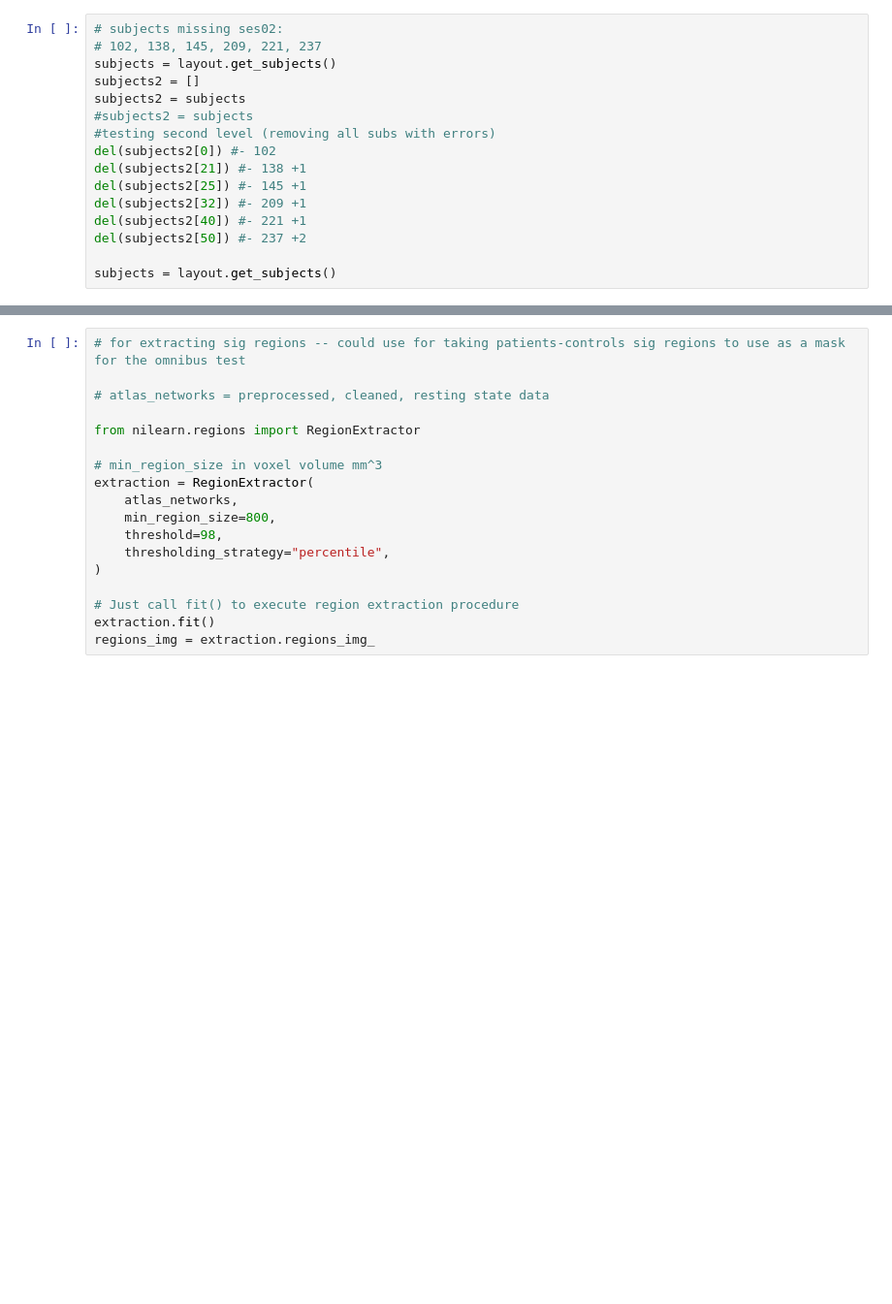
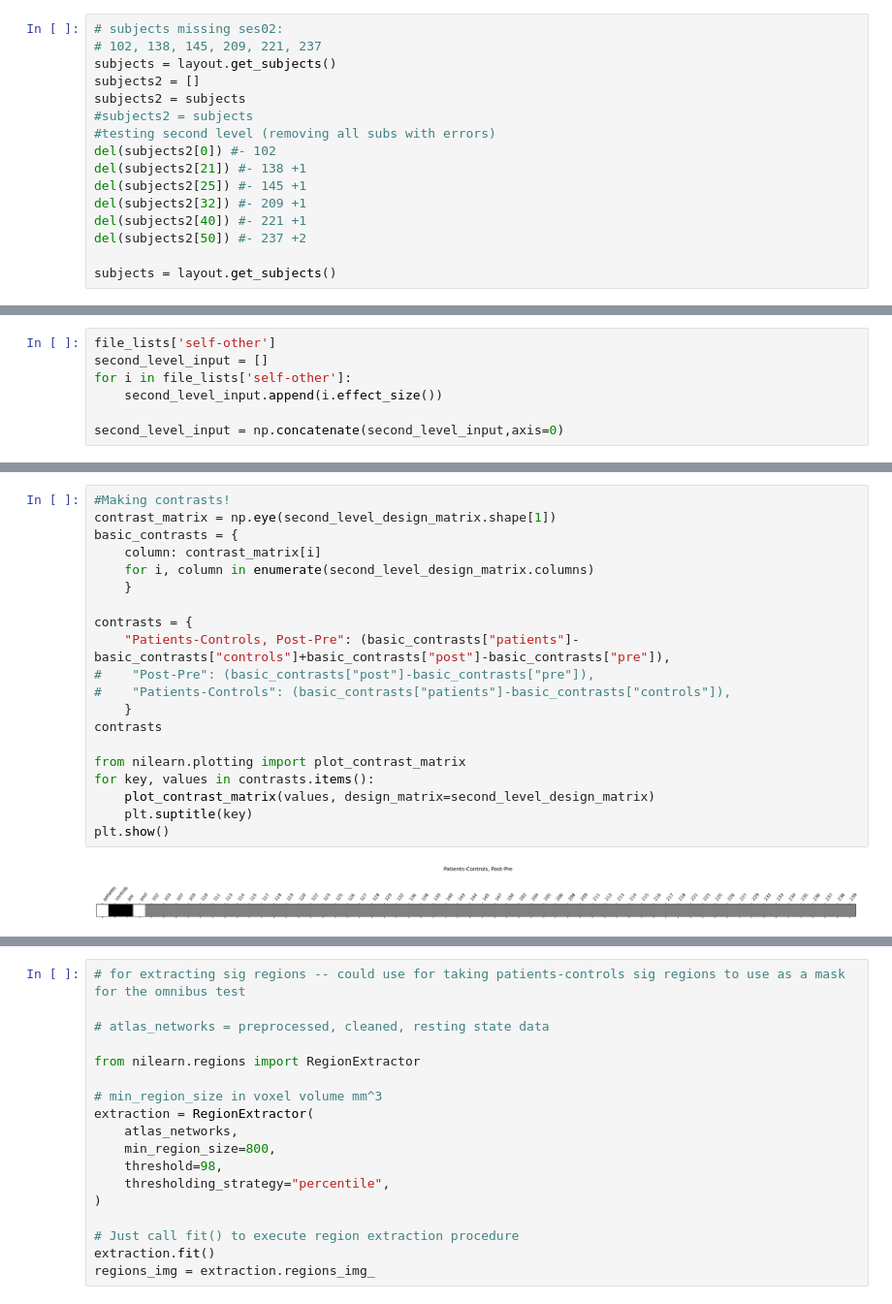
Before and after one commit to gillgrennan/self-other_ms, a Jupyter notebook: self-other_dmn_roi_analysis.ipynb, the cells around one changed output, grey strips where cells are left out. Shown at 97% size. Saved outputs shown, nothing was run; the diff lists cells and outputs as text; blank space fills up the shorter version.

```diff
--- a/self-other_dmn_roi_analysis.ipynb
+++ b/self-other_dmn_roi_analysis.ipynb
@@ -571,0 +722,7 @@ for sess in nosessions:
+# %%
+file_lists['self-other']
+second_level_input = []
+for i in file_lists['self-other']:
+    second_level_input.append(i.effect_size())
+
+second_level_input = np.concatenate(second_level_input,axis=0)
@@ -571,0 +814,22 @@ for sess in nosessions:
+# %%
+#Making contrasts!
+contrast_matrix = np.eye(second_level_design_matrix.shape[1])
+basic_contrasts = {
+    column: contrast_matrix[i]
+    for i, column in enumerate(second_level_design_matrix.columns)
+    }
+
+contrasts = {
+    "Patients-Controls, Post-Pre": (basic_contrasts["patients"]-basic_contrasts["controls"]+basic_contrasts["post"]-basic_contrasts["pre"]),
+#    "Post-Pre": (basic_contrasts["post"]-basic_contrasts["pre"]),
+#    "Patients-Controls": (basic_contrasts["patients"]-basic_contrasts["controls"]),
+    }
+contrasts
+
+from nilearn.plotting import plot_contrast_matrix
+for key, values in contrasts.items():
+    plot_contrast_matrix(values, design_matrix=second_level_design_matrix)
+    plt.suptitle(key)
+plt.show()
+# %% [output]
+[figure, added]
```
Also changed, not shown: parts of 18 cells of this notebook.
